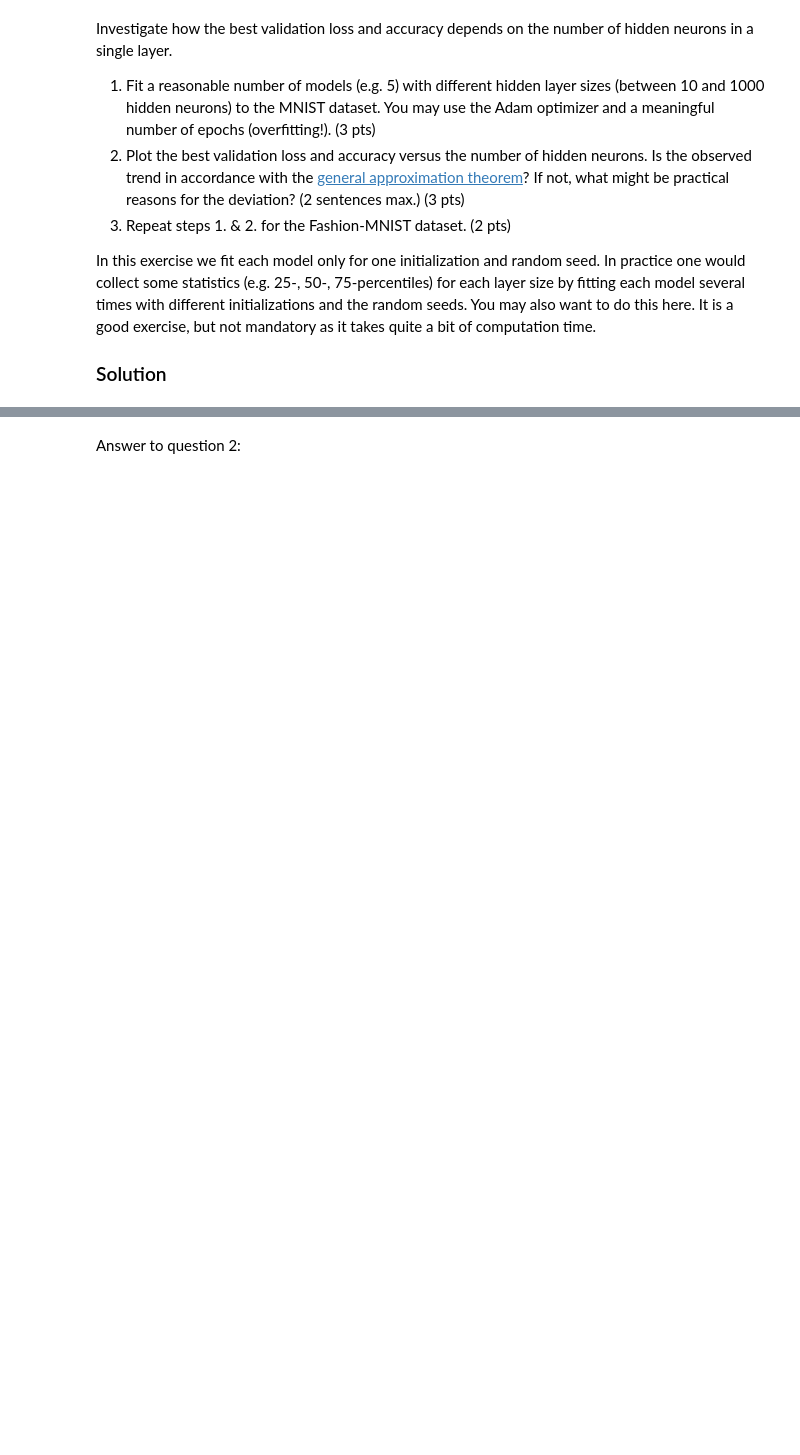
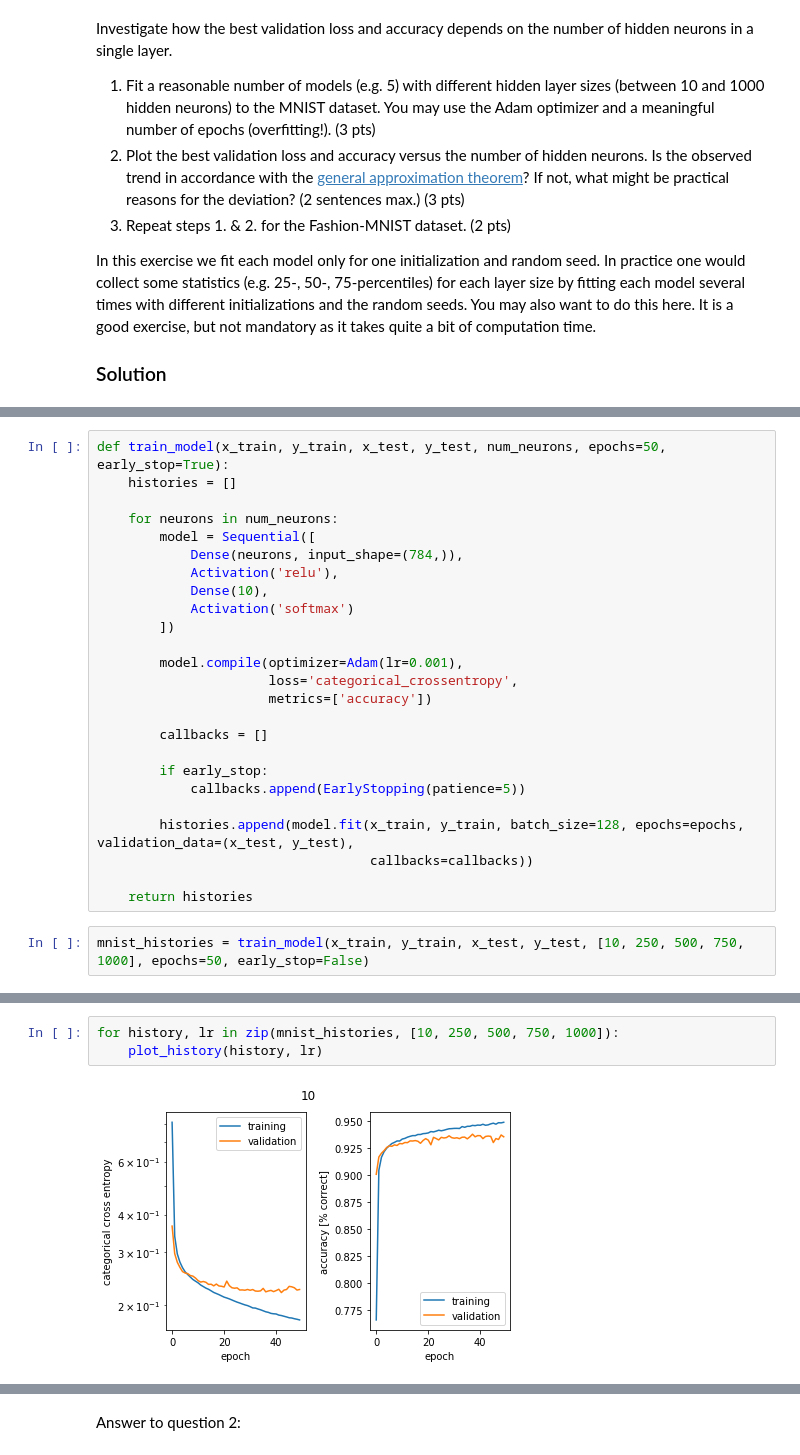
Before and after one commit to serifsonerserbest/ANN, a Jupyter notebook: miniproject1.ipynb, the cells around one changed output, grey strips where cells are left out. Saved outputs shown, nothing was run; the diff lists cells and outputs as text; blank space fills up the shorter version.

```diff
--- a/miniproject1.ipynb
+++ b/miniproject1.ipynb
@@ -503,0 +506,27 @@ In this exercise we fit each model only for one initialization and random seed.
+# %%
+def train_model(x_train, y_train, x_test, y_test, num_neurons, epochs=50, early_stop=True):
+    histories = []
+
+    for neurons in num_neurons:
+        model = Sequential([
+            Dense(neurons, input_shape=(784,)),
+            Activation('relu'),
+            Dense(10),
+            Activation('softmax')
+        ])
+
+        model.compile(optimizer=Adam(lr=0.001),
+                      loss='categorical_crossentropy',
+                      metrics=['accuracy'])
+
+        callbacks = []
+
+        if early_stop:
+            callbacks.append(EarlyStopping(patience=5))
+
+        histories.append(model.fit(x_train, y_train, batch_size=128, epochs=epochs, validation_data=(x_test, y_test),
+                                   callbacks=callbacks))
+
+    return histories
+# %%
+mnist_histories = train_model(x_train, y_train, x_test, y_test, [10, 250, 500, 750, 1000], epochs=50, early_stop=False)
@@ -503,0 +551,5 @@ In this exercise we fit each model only for one initialization and random seed.
+# %%
+for history, lr in zip(mnist_histories, [10, 250, 500, 750, 1000]):
+    plot_history(history, lr)
+# %% [output]
+[figure, added]
```
Also changed, not shown: parts of 12 cells of this notebook.
